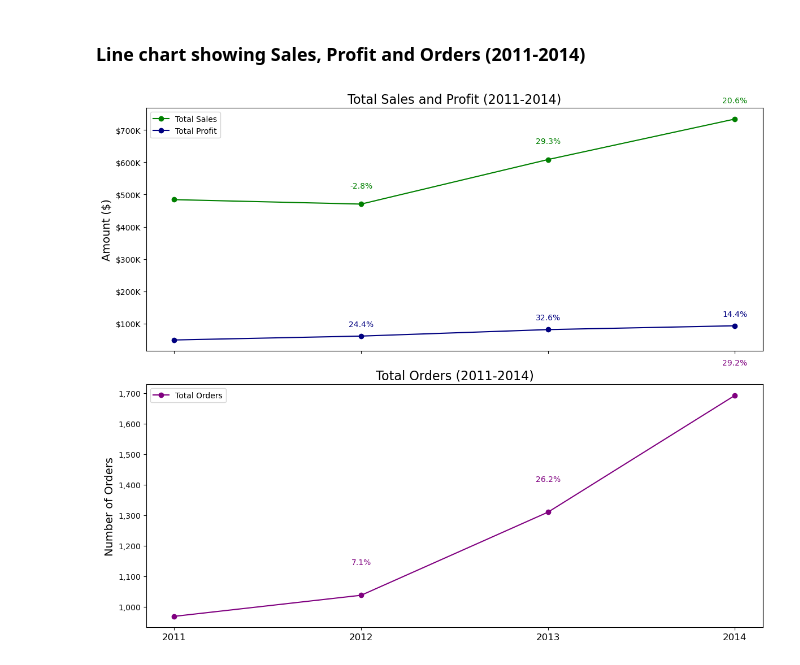
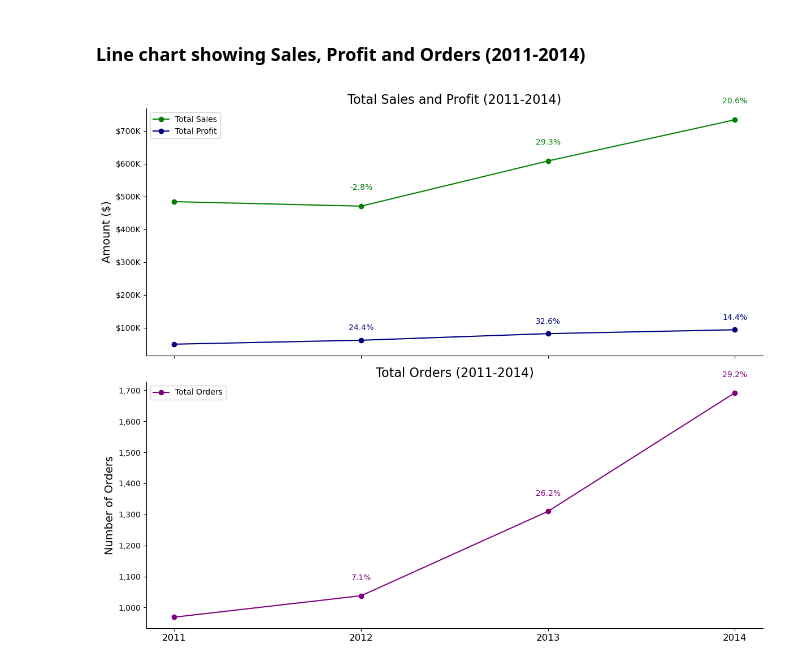
Before and after one commit to robbrody/RB_Python_SuperStore_Project, a Jupyter notebook: 1_Exploration/2_Overview.ipynb, the cells around one changed output. Drawn from its saved outputs; the diff is of its cells as text; code cells hidden in the pictures.

```diff
--- a/1_Exploration/2_Overview.ipynb
+++ b/1_Exploration/2_Overview.ipynb
@@ -61,32 +61,33 @@ for i in range(1, len(yearly_summary)):
     ax1.text(
         yearly_summary['Year'][i], yearly_summary['Profit'][i] + 30_000,  # Offset by 30,000
         f'{yearly_summary["Profit Growth %"][i]:.1f}%',
         ha='center', color='navy', fontsize=10
     )
 
 # Plot Total Orders on the second subplot
 ax2.plot(yearly_summary['Year'], yearly_summary['Orders'], label='Total Orders', marker='o', linestyle='-', color='purple')
 ax2.set_title('Total Orders (2011-2014)', fontsize=16)
 ax2.set_ylabel('Number of Orders', fontsize=14)
 ax2.legend()
 
 # Format y-axis for Orders with commas
 ax2.yaxis.set_major_formatter(plt.FuncFormatter(lambda x, _: f'{int(x):,}'))
 
 # Add growth labels with upward offset for Orders
 for i in range(1, len(yearly_summary)):
     ax2.text(
-        yearly_summary['Year'][i], yearly_summary['Orders'][i] + 100,  # Offset by 100
+        yearly_summary['Year'][i], yearly_summary['Orders'][i] + 50,  # Offset by 50
         f'{yearly_summary["Order Growth %"][i]:.1f}%',
         ha='center', color='purple', fontsize=10
     )
 
 # Set x-ticks and labels for years
 ax2.set_xticks(yearly_summary['Year'])
 ax2.set_xticklabels(['2011', '2012', '2013', '2014'], fontsize=12)
 
 # Adjust layout
+sns.despine()
 plt.tight_layout()
 plt.show()
 # %% [output]
-[figure, old version]
+[figure, new version]
```
Also changed, not shown: parts of 1 cell of this notebook, 5 other files.
